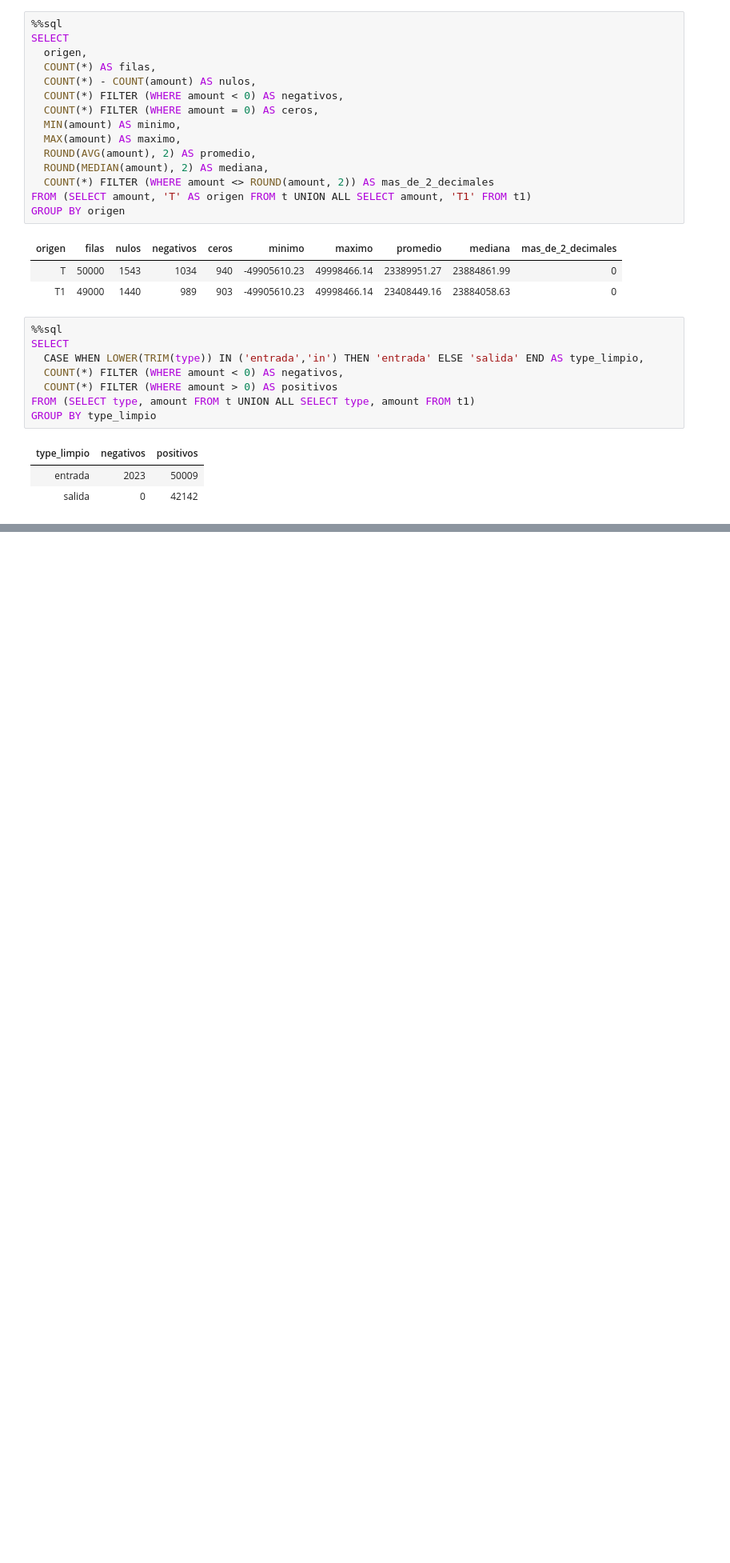
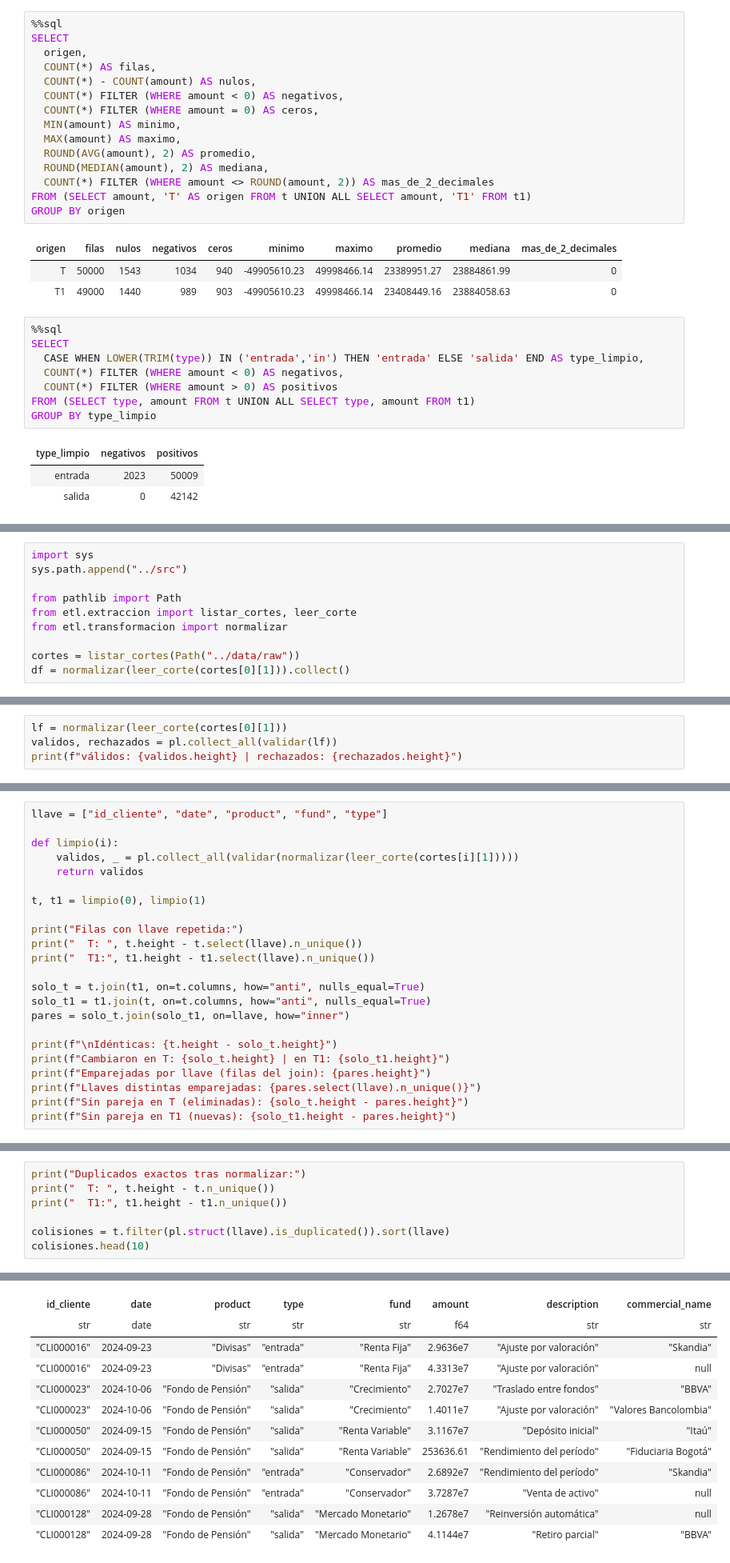
Before and after one commit to alexandergenes/tyba-pipeline, a Jupyter notebook: notebooks/exploracion.ipynb, the cells around one changed output, grey strips where cells are left out. Shown at 80% size. Saved outputs shown, nothing was run; the diff lists cells and outputs as text; blank space fills up the shorter version.

```diff
--- a/notebooks/exploracion.ipynb
+++ b/notebooks/exploracion.ipynb
@@ -505,0 +532,10 @@ WHERE type_limpio = 'entrada' AND amount < 0
+# %%
+import sys
+sys.path.append("../src")
+
+from pathlib import Path
+from etl.extraccion import listar_cortes, leer_corte
+from etl.transformacion import normalizar
+
+cortes = listar_cortes(Path("../data/raw"))
+df = normalizar(leer_corte(cortes[0][1])).collect()
@@ -505,0 +576,4 @@ WHERE type_limpio = 'entrada' AND amount < 0
+# %%
+lf = normalizar(leer_corte(cortes[0][1]))
+validos, rechazados = pl.collect_all(validar(lf))
+print(f"válidos: {validos.height} | rechazados: {rechazados.height}")
@@ -505,0 +590,23 @@ WHERE type_limpio = 'entrada' AND amount < 0
+# %%
+llave = ["id_cliente", "date", "product", "fund", "type"]
+
+def limpio(i):
+    validos, _ = pl.collect_all(validar(normalizar(leer_corte(cortes[i][1]))))
+    return validos
+
+t, t1 = limpio(0), limpio(1)
+
+print("Filas con llave repetida:")
+print("  T: ", t.height - t.select(llave).n_unique())
+print("  T1:", t1.height - t1.select(llave).n_unique())
+
+solo_t = t.join(t1, on=t.columns, how="anti", nulls_equal=True)
+solo_t1 = t1.join(t, on=t.columns, how="anti", nulls_equal=True)
+pares = solo_t.join(solo_t1, on=llave, how="inner")
+
+print(f"\nIdénticas: {t.height - solo_t.height}")
+print(f"Cambiaron en T: {solo_t.height} | en T1: {solo_t1.height}")
+print(f"Emparejadas por llave (filas del join): {pares.height}")
+print(f"Llaves distintas emparejadas: {pares.select(llave).n_unique()}")
+print(f"Sin pareja en T (eliminadas): {solo_t.height - pares.height}")
+print(f"Sin pareja en T1 (nuevas): {solo_t1.height - pares.height}")
@@ -505,0 +641,8 @@ WHERE type_limpio = 'entrada' AND amount < 0
+# %%
+print("Duplicados exactos tras normalizar:")
+print("  T: ", t.height - t.n_unique())
+print("  T1:", t1.height - t1.n_unique())
+
+colisiones = t.filter(pl.struct(llave).is_duplicated()).sort(llave)
+colisiones.head(10)
+# %% [output]
@@ -505,0 +653,12 @@ WHERE type_limpio = 'entrada' AND amount < 0
+| id_cliente | date | product | type | fund | amount | description | commercial_name |
+| str | date | str | str | str | f64 | str | str |
+| "CLI000016" | 2024-09-23 | "Divisas" | "entrada" | "Renta Fija" | 2.9636e7 | "Ajuste por valoración" | "Skandia" |
+| "CLI000016" | 2024-09-23 | "Divisas" | "entrada" | "Renta Fija" | 4.3313e7 | "Ajuste por valoración" | null |
+| "CLI000023" | 2024-10-06 | "Fondo de Pensión" | "salida" | "Crecimiento" | 2.7027e7 | "Traslado entre fondos" | "BBVA" |
+| "CLI000023" | 2024-10-06 | "Fondo de Pensión" | "salida" | "Crecimiento" | 1.4011e7 | "Ajuste por valoración" | "Valores Bancolombia" |
+| "CLI000050" | 2024-09-15 | "Fondo de Pensión" | "salida" | "Renta Variable" | 3.1167e7 | "Depósito inicial" | "Itaú" |
+| "CLI000050" | 2024-09-15 | "Fondo de Pensión" | "salida" | "Renta Variable" | 253636.61 | "Rendimiento del período" | "Fiduciaria Bogotá" |
+| "CLI000086" | 2024-10-11 | "Fondo de Pensión" | "entrada" | "Conservador" | 2.6892e7 | "Rendimiento del período" | "Skandia" |
+| "CLI000086" | 2024-10-11 | "Fondo de Pensión" | "entrada" | "Conservador" | 3.7287e7 | "Venta de activo" | null |
+| "CLI000128" | 2024-09-28 | "Fondo de Pensión" | "salida" | "Mercado Monetario" | 1.2678e7 | "Reinversión automática" | null |
+| "CLI000128" | 2024-09-28 | "Fondo de Pensión" | "salida" | "Mercado Monetario" | 4.1144e7 | "Retiro parcial" | "BBVA" |
```
Also changed, not shown: parts of 21 cells of this notebook.
